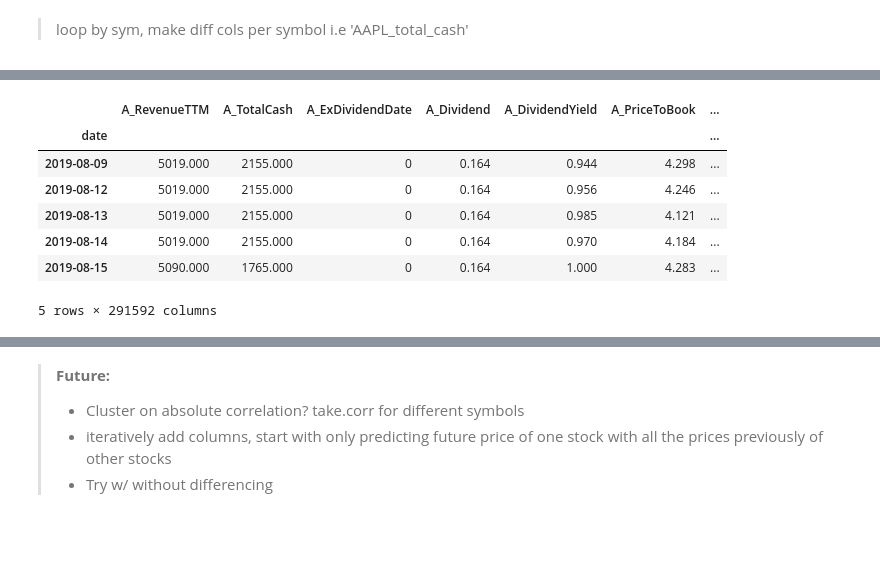
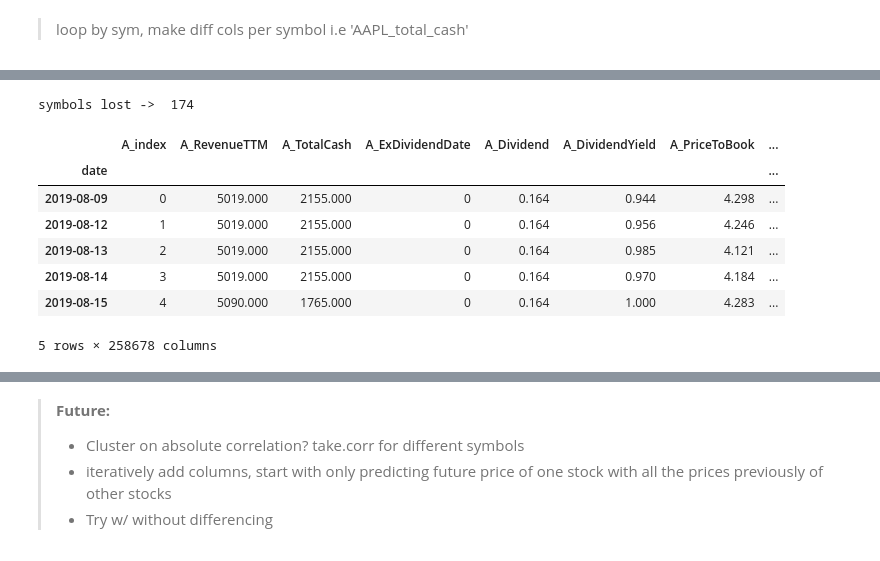
Before and after one commit to skelouse/capstone-stock-analysis, a Jupyter notebook: main.ipynb, the cells around one changed output, grey strips where cells are left out. Cells and saved outputs as stored; diff of their text form; code cells hidden in the pictures.

```diff
--- a/main.ipynb
+++ b/main.ipynb
@@ -1196,5 +68,0 @@ dtype: int64
-# %%
-for col in df_analyst.columns:
-    if col != 'sym':
-        print(col)
-        df_analyst[col] = df_analyst[col].astype('float32')
@@ -1332,9 +68,0 @@ if LOAD_DATASETS:
-# %%
-df = pd.concat([df_performance, df_penny_performance], join='inner')
-
-output_folder = './data_chunks/'
-for col in df.columns:
-    out_filepath = (output_folder+col+'.pkl')
-    pd.to_pickle(np.array(df[[col]]), out_filepath, protocol=2)
-out_filepath = (output_folder+'index'+'.pkl')
-pd.to_pickle(np.array(df.reset_index()[['date', 'sym']]), out_filepath, protocol=2)
@@ -1340,0 +81,3 @@ pd.to_pickle(np.array(df.reset_index()[['date', 'sym']]), out_filepath, protocol
+# %%
+df_performance_combined = pd.read_pickle('./data/performance_combined.pkl')
+df_penny_performance_combined = pd.read_pickle('./data/performance_penny_combined.pkl')
@@ -1341,3 +86,6 @@ pd.to_pickle(np.array(df.reset_index()[['date', 'sym']]), out_filepath, protocol
+# %%
+old_df_performance = df_performance.copy()
+df_performance = df_performance_combined.copy()
 # %% [markdown]
 # EDA
 
@@ -1673,18 +508,26 @@ df = pd.DataFrame()
 # %%
+idx = df_performance.query("sym == 'AAPL'").index
 new_dfs = []
+symbols_lost = 0
 for sym in all_sym:
-    sym_df = df_performance.loc[df_performance['sym'] == sym]
+    sym_df = df_performance.loc[df_performance['sym'] == sym]# change on sort_index
     sym_df.drop('sym', axis=1, inplace=True)
     sym_df.columns = [f"{sym}_{col}" for col in sym_df.columns]
-    new_dfs.append(sym_df)
+    try:
+        sym_df.index = idx
+        new_dfs.append(sym_df)
+    except ValueError:
+        symbols_lost += 1
 df = pd.concat(new_dfs, axis=1)
+print("symbols lost -> ", symbols_lost)
 df.head()
 # %% [output]
+symbols lost ->  174
-|  | A_RevenueTTM | A_TotalCash | A_ExDividendDate | A_Dividend | A_DividendYield | A_PriceToBook | ... |
-| date |  |  |  |  |  |  | ... |
-| 2019-08-09 | 5019.000 | 2155.000 | 0 | 0.164 | 0.944 | 4.298 | ... |
-| 2019-08-12 | 5019.000 | 2155.000 | 0 | 0.164 | 0.956 | 4.246 | ... |
-| 2019-08-13 | 5019.000 | 2155.000 | 0 | 0.164 | 0.985 | 4.121 | ... |
-| 2019-08-14 | 5019.000 | 2155.000 | 0 | 0.164 | 0.970 | 4.184 | ... |
-| 2019-08-15 | 5090.000 | 1765.000 | 0 | 0.164 | 1.000 | 4.283 | ... |
+|  | A_index | A_RevenueTTM | A_TotalCash | A_ExDividendDate | A_Dividend | A_DividendYield | A_PriceToBook | ... |
+| date |  |  |  |  |  |  |  | ... |
+| 2019-08-09 | 0 | 5019.000 | 2155.000 | 0 | 0.164 | 0.944 | 4.298 | ... |
+| 2019-08-12 | 1 | 5019.000 | 2155.000 | 0 | 0.164 | 0.956 | 4.246 | ... |
+| 2019-08-13 | 2 | 5019.000 | 2155.000 | 0 | 0.164 | 0.985 | 4.121 | ... |
+| 2019-08-14 | 3 | 5019.000 | 2155.000 | 0 | 0.164 | 0.970 | 4.184 | ... |
+| 2019-08-15 | 4 | 5090.000 | 1765.000 | 0 | 0.164 | 1.000 | 4.283 | ... |
-5 rows × 291592 columns
+5 rows × 258678 columns
```
Also changed, not shown: parts of 247 cells of this notebook, 4 other files.
